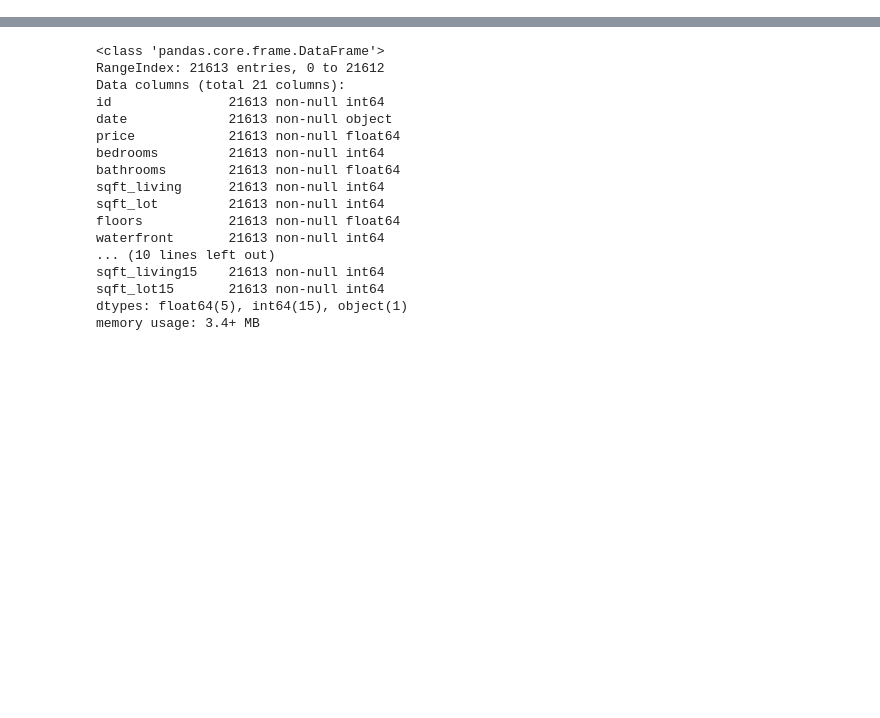
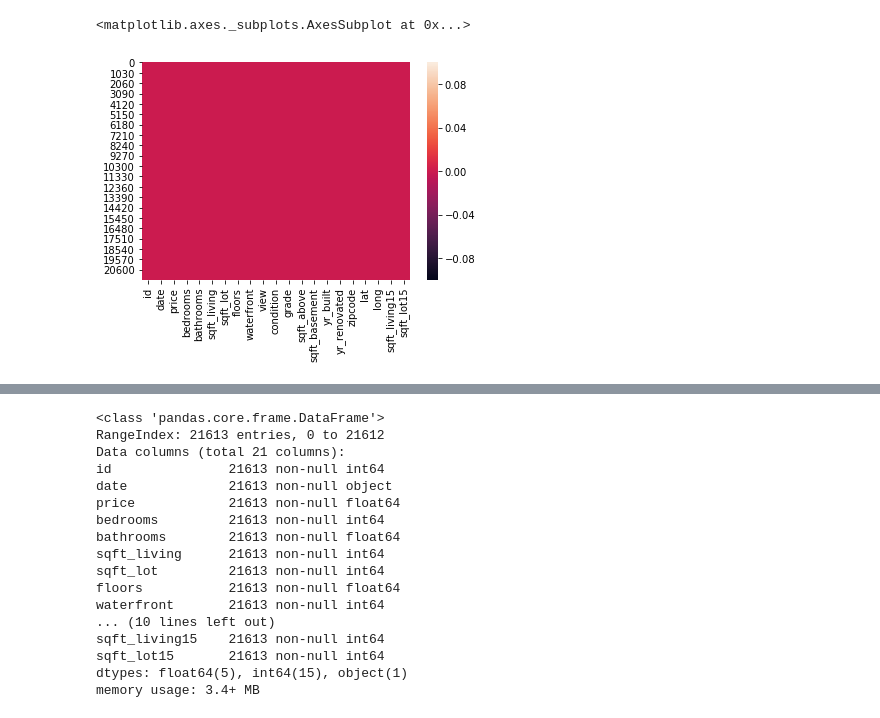
Before and after one commit to H-JEMAI/Hatem-JEMAI, a Jupyter notebook: CHECK POINT3_regr_model-Copy3.ipynb, the cells around one changed output, grey strips where cells are left out. Drawn from its saved outputs; the diff is of its cells as text; code cells hidden in the pictures; blank space fills up the shorter version.

```diff
--- a/CHECK POINT3_regr_model-Copy3.ipynb
+++ b/CHECK POINT3_regr_model-Copy3.ipynb
@@ -46,0 +180,5 @@ data = pd.read_csv("kc_house_data.csv")
+# %%
+sns.heatmap(data.isna())
+# %% [output]
+<matplotlib.axes._subplots.AxesSubplot at 0x...>
+[figure, added]
```
Also changed, not shown: parts of 89 cells of this notebook.
